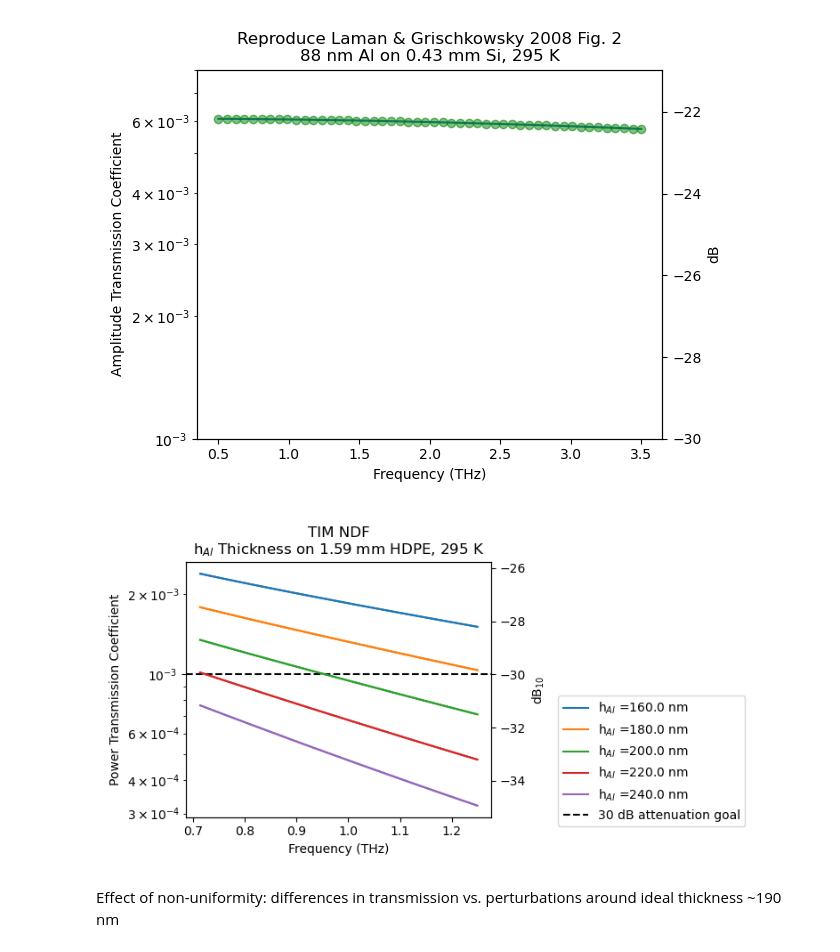
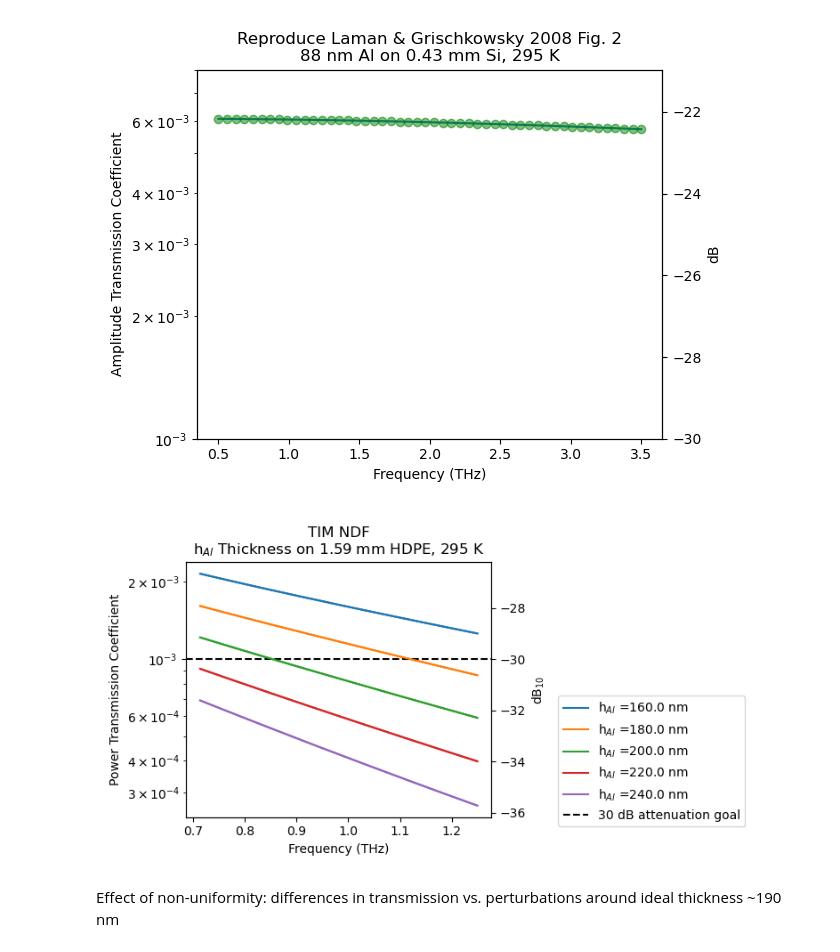
Before and after one commit to tim-balloon/tim-memos, a Jupyter notebook: ndf_calcs/al_transmission.ipynb, the cells around one changed output. Drawn from its saved outputs; the diff is of its cells as text; code cells hidden in the pictures.

```diff
--- a/ndf_calcs/al_transmission.ipynb
+++ b/ndf_calcs/al_transmission.ipynb
@@ -53,7 +53,7 @@ n2 = (n_al(f, h_sigma_al[1])).decompose().value
 n2 *= (370 / 379.21)
 
 # Si
-n3 = 3.4175
+n3 = (3.4175 + 1j * 0.000058207)
 d3 = 0.43 * u.mm
 
 # Vacuum
@@ -109,8 +113,8 @@ f = (c.c / lambd).to(u.THz)
 # HDPE
 # refractive index and extinction factor of HDPE is ~frequency-independent from 40-200 um:
 # Smith and Loewenstein 1975: HDPE; n,k 40.0–200 µm via https://refractiveindex.info/?shelf=organic&book=polyethylene&page=Smith
-n3 = 1.518
-# k3 = 0.0022
+k3 = 0.0022
+n3 = 1.518 + 1j * k3
 d3 = (1. / 16.) * 25.4 * u.mm
 
 fig, ax = plt.subplots(figsize=(8,4))
@@ -130,34 +134,34 @@ for h in np.arange(160, 260, 20) * u.nm:
         transmission(n2, n3),
         transmission(n3, n4),
         reflection(n1, n2),
         reflection(n2, n3),
         n2,
         n3
     )
 
     # https://en.wikipedia.org/wiki/Fresnel_equations
     t_mag_power = np.abs((n2 / n1) * (np.abs(t)**2))
     ax.plot(f, t_mag_power, label='h$_{Al}$ =' +f'{h}')
     # ax_right.scatter(f, p_to_db(t_mag_power), alpha=0.0)
     ax_right.plot(f, p_to_db(t_mag_power), label='h$_{Al}$ =' +f'{h}')
 
 ax.axhline(10**(-30 / 10), color='k', linestyle='--', label='30 dB attenuation goal')
 # ax_right.axhline(-30)
 # ylim = ax.get_ylim()
 # print(ylim)
 # ax_right.set_ylim(p_to_db(ylim[0]), p_to_db(ylim[1]))
 
 ax.legend(bbox_to_anchor=(1.2, 0.5))
 ax.set_yscale('log')
 ax_right.set_ylabel('dB$_{10}$')
 
 ax.set_title('TIM NDF\nh$_{Al}$ Thickness on' + f' {d3:.2f} HDPE, 295 K')
 ax.set_xlabel('Frequency (THz)')
 ax.set_ylabel('Power Transmission Coefficient')
 
 fig.tight_layout()
 # %% [output]
-[figure, old version]
+[figure, new version]
 # %% [markdown]
 Effect of non-uniformity: differences in transmission vs. perturbations around ideal thickness ~190 nm
 # %%
```
Also changed, not shown: parts of 4 cells of this notebook.
